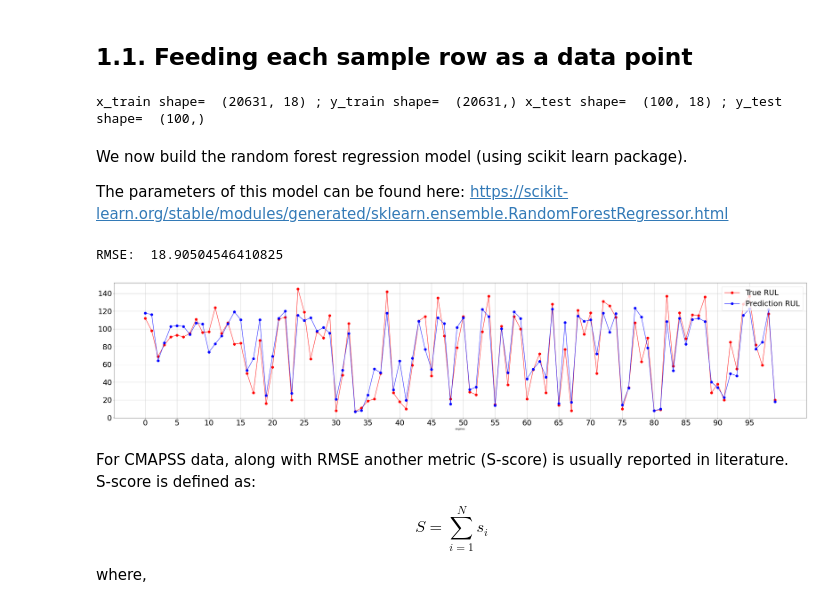
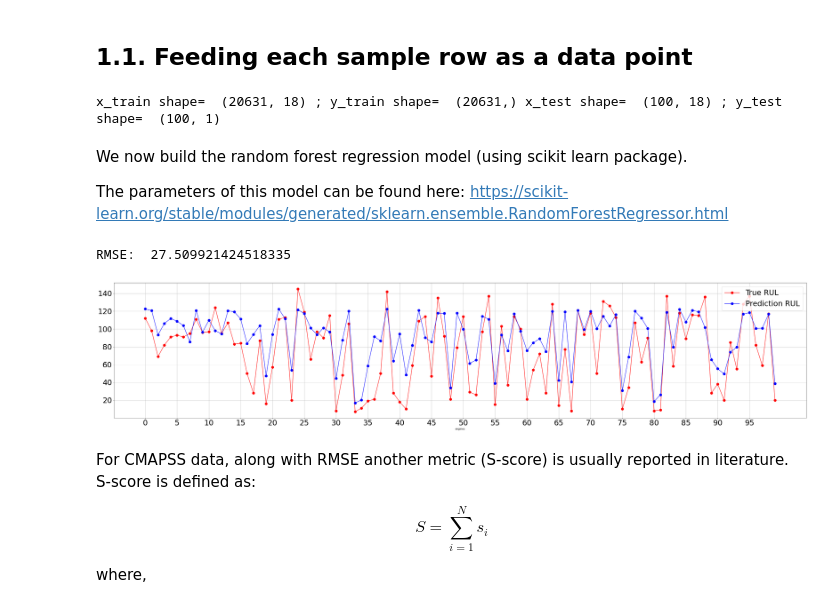
Before and after one commit to dongquan-vu/RUL-prognosis, a Jupyter notebook: notebooks/Week1/FD001_random_forest.ipynb, the cells around one changed output. Saved outputs shown, nothing was run; the diff lists cells and outputs as text; code cells hidden in the pictures.

````diff
--- a/notebooks/Week1/FD001_random_forest.ipynb
+++ b/notebooks/Week1/FD001_random_forest.ipynb
@@ -29,13 +29,13 @@ dataset_path = "C:\\Users\\d616780\\DQuan\\2022\\12-Projet_fil_rouge\\CMAPPS_dat
 # %%
 train_data = pd.read_csv(dataset_path + "\\train_FD001.txt", sep= "\s+", header = None)
 test_data = pd.read_csv(dataset_path + "\\test_FD001.txt", sep = "\s+", header = None)
-true_rul = pd.read_csv(dataset_path + "\\RUL_FD001.txt", sep = '\s+', header = None)
+true_rul = np.array(pd.read_csv(dataset_path + "\\RUL_FD001.txt", sep = '\s+', header = None))
 # %% [markdown]
 As analyzed in the ```Data_description_and_preprocessing.ipynb```, we need to choose a degradation model of engines so that we can derive the corresponding RULs.
 
 In this notebook, we work with piecewise linear degradation model. We load the pre-defined corresponding RUL to used as the outputs of training sets:
 # %%
-rul_train = pd.read_csv(dataset_path + "\\RUL_train\\RUL_train_FD001_early=125.csv")
+rul_train = pd.read_csv(dataset_path + "\\RUL_train\\RUL_train_FD001_exp_max=125.csv")
 # %%
 rul_train
 # %% [output]
@@ -102,7 +102,7 @@ y_test = np.concatenate(y_test)
 print('x_train shape= ',  x_train.shape, '; y_train shape= ',  y_train.shape, 'x_test shape= ',
       x_test.shape, '; y_test shape= ',  y_test.shape)
 # %% [output]
-x_train shape=  (20631, 18) ; y_train shape=  (20631,) x_test shape=  (100, 18) ; y_test shape=  (100,)
+x_train shape=  (20631, 18) ; y_train shape=  (20631,) x_test shape=  (100, 18) ; y_test shape=  (100, 1)
 # %% [markdown]
 We now build the random forest regression model (using scikit learn package).
 
@@ -125,21 +125,21 @@ Metric: Compute RMSE:
 RMSE = np.sqrt(mean_squared_error(true_rul, rul_pred))
 print("RMSE: ", RMSE)
 # %% [output]
-RMSE:  18.90504546410825
+RMSE:  27.509921424518335
 # %%
 # Plot true and predicted RUL values
 fig, ax = plt.subplots(figsize=(50,10))
 ax.plot(true_rul, label = "True RUL", color = "red",marker = 'o',markersize = 10)
-ax.plot(mean_pred_for_each_engine, label = "Prediction RUL", color = "blue",marker = 'o',markersize = 10)
+ax.plot(rul_pred, label = "Prediction RUL", color = "blue",marker = 'o',markersize = 10)
 ax.legend(loc=1,fontsize=30)
 ax.grid()
 ax.set_xlabel('engines')
 ax.set_xticks(np.arange(0, len(true_rul), step=5))
 ax.tick_params(axis='both', which='major', labelsize=30)
 
 plt.show()
 # %% [output]
-[figure, old version]
+[figure, new version]
 # %% [markdown]
 For CMAPSS data, along with RMSE another metric (S-score) is usually reported in literature. S-score is defined as:
 
````
Also changed, not shown: parts of 8 cells of this notebook.
